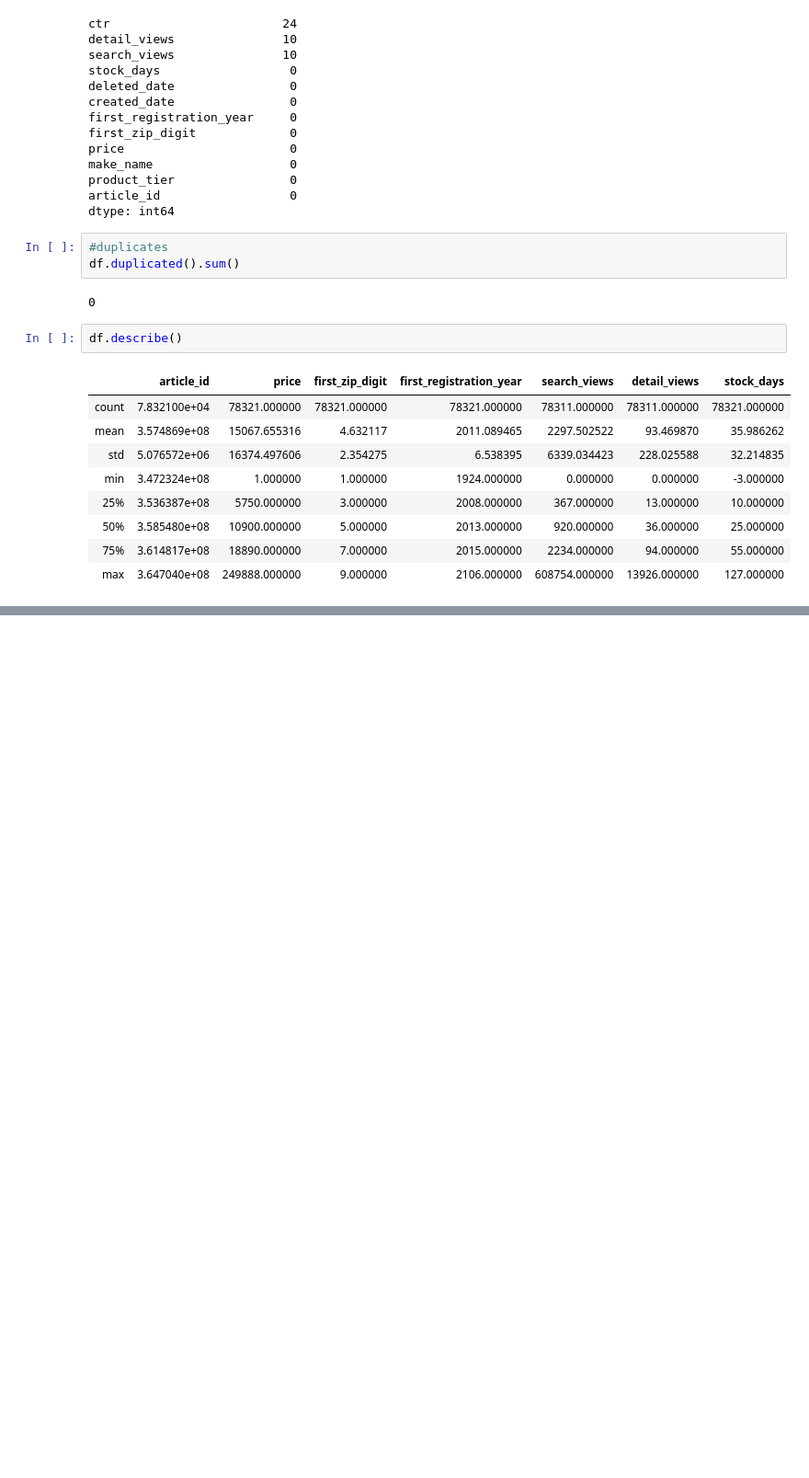
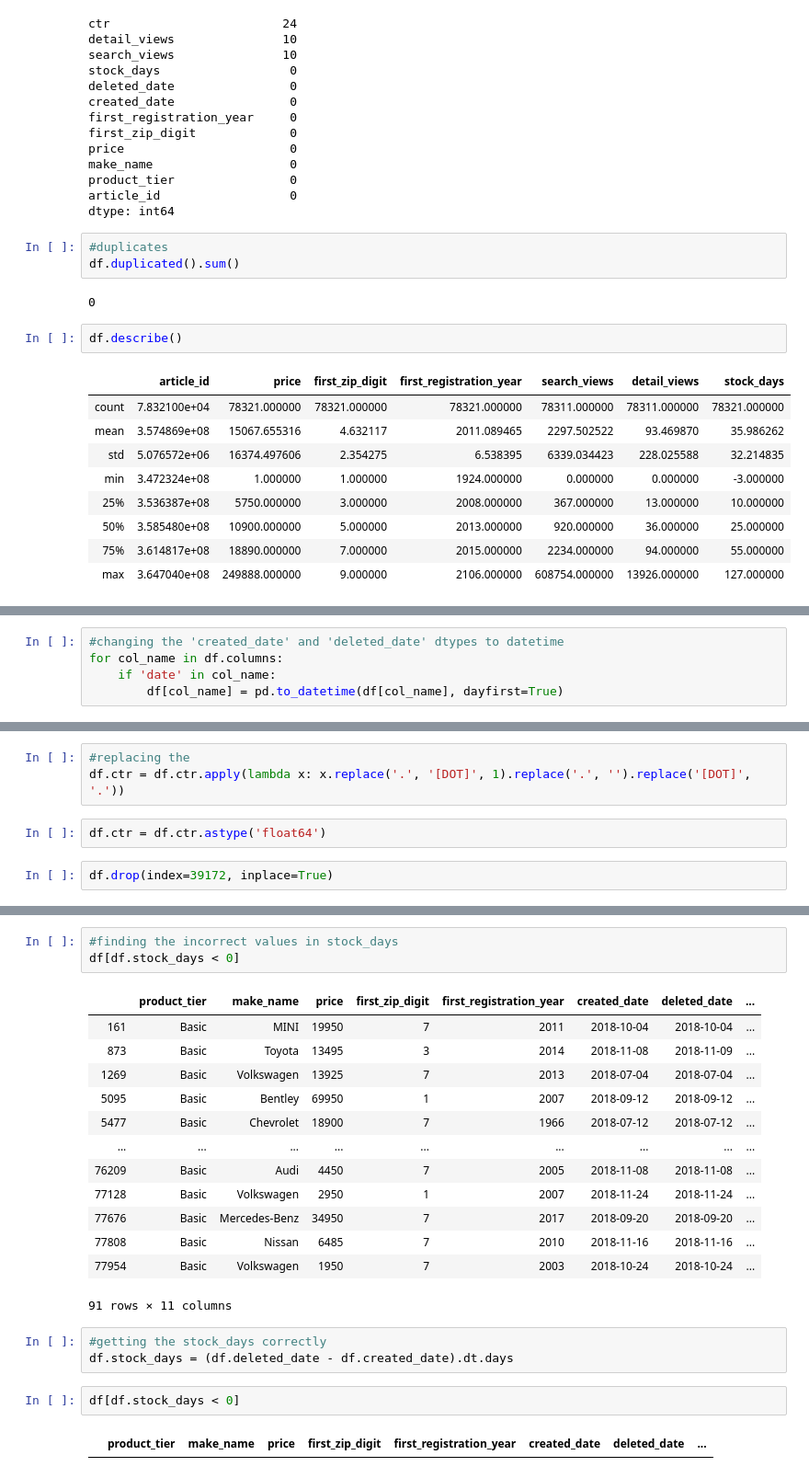
Before and after one commit to Akram035/Auto_scout24, a Jupyter notebook: auto_scout24.ipynb, the cells around one changed output, grey strips where cells are left out. Shown at 92% size. Drawn from its saved outputs; the diff is of its cells as text; blank space fills up the shorter version.

```diff
--- a/auto_scout24.ipynb
+++ b/auto_scout24.ipynb
@@ -112,0 +186,5 @@ df.describe()
+# %%
+#changing the 'created_date' and 'deleted_date' dtypes to datetime
+for col_name in df.columns:
+    if 'date' in col_name:
+        df[col_name] = pd.to_datetime(df[col_name], dayfirst=True)
@@ -112,0 +195,7 @@ df.describe()
+# %%
+#replacing the
+df.ctr = df.ctr.apply(lambda x: x.replace('.', '[DOT]', 1).replace('.', '').replace('[DOT]', '.'))
+# %%
+df.ctr = df.ctr.astype('float64')
+# %%
+df.drop(index=39172, inplace=True)
@@ -112,0 +226,24 @@ df.describe()
+# %%
+#finding the incorrect values in stock_days
+df[df.stock_days < 0]
+# %% [output]
+|  | product_tier | make_name | price | first_zip_digit | first_registration_year | created_date | deleted_date | ... |
+| 161 | Basic | MINI | 19950 | 7 | 2011 | 2018-10-04 | 2018-10-04 | ... |
+| 873 | Basic | Toyota | 13495 | 3 | 2014 | 2018-11-08 | 2018-11-09 | ... |
+| 1269 | Basic | Volkswagen | 13925 | 7 | 2013 | 2018-07-04 | 2018-07-04 | ... |
+| 5095 | Basic | Bentley | 69950 | 1 | 2007 | 2018-09-12 | 2018-09-12 | ... |
+| 5477 | Basic | Chevrolet | 18900 | 7 | 1966 | 2018-07-12 | 2018-07-12 | ... |
+| ... | ... | ... | ... | ... | ... | ... | ... | ... |
+| 76209 | Basic | Audi | 4450 | 7 | 2005 | 2018-11-08 | 2018-11-08 | ... |
+| 77128 | Basic | Volkswagen | 2950 | 1 | 2007 | 2018-11-24 | 2018-11-24 | ... |
+| 77676 | Basic | Mercedes-Benz | 34950 | 7 | 2017 | 2018-09-20 | 2018-09-20 | ... |
+| 77808 | Basic | Nissan | 6485 | 7 | 2010 | 2018-11-16 | 2018-11-16 | ... |
+| 77954 | Basic | Volkswagen | 1950 | 7 | 2003 | 2018-10-24 | 2018-10-24 | ... |
+91 rows × 11 columns
+# %%
+#getting the stock_days correctly
+df.stock_days = (df.deleted_date - df.created_date).dt.days
+# %%
+df[df.stock_days < 0]
+# %% [output]
+|  | product_tier | make_name | price | first_zip_digit | first_registration_year | created_date | deleted_date | ... |
```
Also changed, not shown: parts of 18 cells of this notebook.
